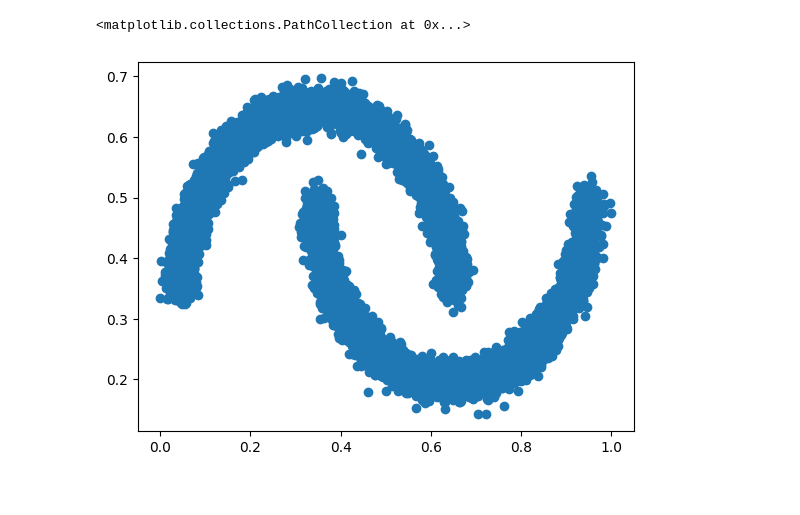
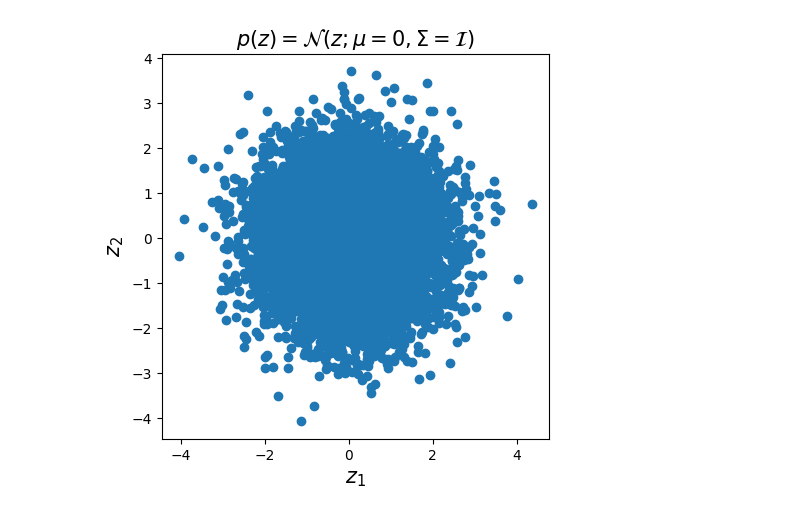
Before and after one commit to tayfununal/PyTorch, a Jupyter notebook: 004_moon_nice.ipynb, the cells around one changed output. Cells and saved outputs as stored; diff of their text form; code cells hidden in the pictures.

```diff
--- a/004_moon_nice.ipynb
+++ b/004_moon_nice.ipynb
@@ -116,6 +116,17 @@ prior = torch.distributions.multivariate_normal.MultivariateNormal(loc=torch.zer
                                                     scale_tril=torch.diag(torch.ones((data_dim))))
 
 model = NICE(input_dim=data_dim, hidden_layer=128, num_flows=10)
+# %%
+ex = prior.sample((10000,))
+
+plt.figure(figsize=(5,5))
+plt.scatter(ex[:,0], ex[:,1])
+plt.xlabel("$z_1$", fontsize=15)
+plt.ylabel("$z_2$", fontsize=15)
+plt.title("$p(z)=\mathcal{N}(z;\mu=0,\Sigma=\mathcal{I})$", fontsize=15)
+plt.show()
+# %% [output]
+[figure, added]
 # %%
 X,y = datasets.make_moons(n_samples=10000, shuffle=True, noise=0.05, random_state=1234)
 x = torch.tensor(X, dtype=torch.float32)
@@ -125,8 +136,3 @@ x = torch.tensor(x) + torch.rand_like(torch.tensor(x)).div_(256.)
 x = rescale(x, 0., 1.).numpy()
 
 train_loader = DataLoader(x, batch_size=2500)
-# %%
-plt.scatter(x[:,0], x[:,1])
-# %% [output]
-<matplotlib.collections.PathCollection at 0x...>
-[figure, removed]
```
Also changed, not shown: parts of 4 cells of this notebook.
